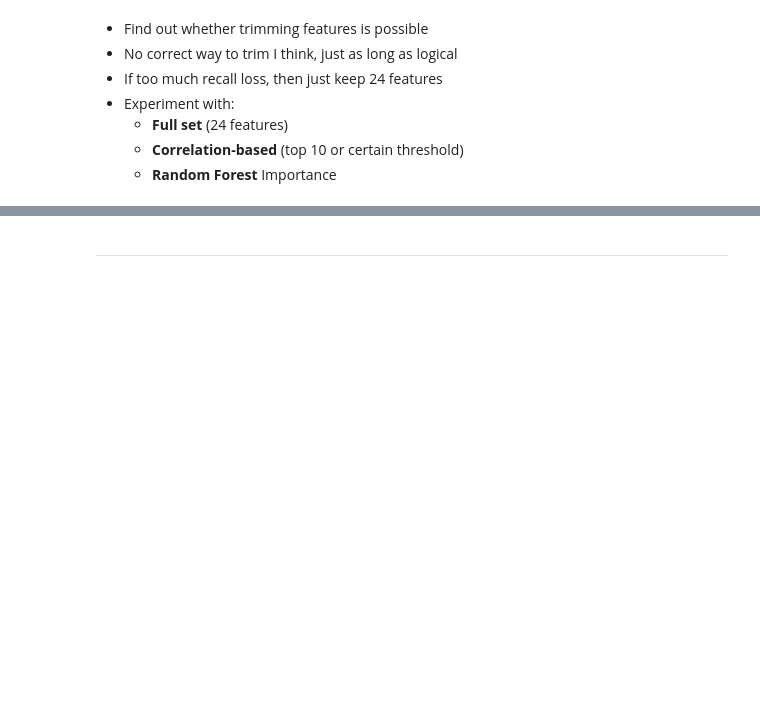
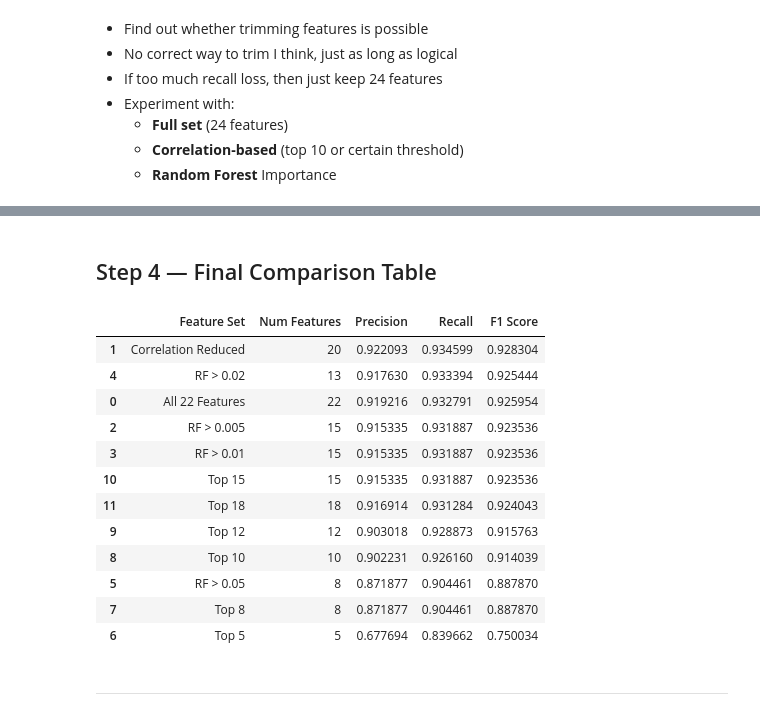
Before and after one commit to QMathsdude/phishing-url-detector, a Jupyter notebook: notebooks/02_ML.ipynb, the cells around one changed output, grey strips where cells are left out. Drawn from its saved outputs; the diff is of its cells as text; code cells hidden in the pictures; blank space fills up the shorter version.

```diff
--- a/notebooks/02_ML.ipynb
+++ b/notebooks/02_ML.ipynb
@@ -461,3 +687,63 @@ Balanced Random Forest    0.9639     0.8195  0.9608    0.8846
+# %%
+# Step 3.3 — Keep only features with importance > threshold (e.g., 0.005, 0.01) – higher threshold = fewer features
+thresholds = [0.005, 0.01, 0.02, 0.05]
+
+for t in thresholds:
+    selected = feature_importance[feature_importance["Importance"] > t]["Feature"]
+
+    X_sel = X_corr[selected]
+
+    X_train_sel, X_test_sel, y_train_sel, y_test_sel = train_test_split(
+        X_sel, y, test_size=0.2, random_state=42, stratify=y
+    )
+
+    p, r, f = train_rf_smote(X_train_sel, X_test_sel, y_train_sel, y_test_sel)
+
+    results.append([f"RF > {t}", len(selected), p, r, f])
+# %%
+# Step 3.4 — Keep exactly the k most important features (e.g., top 5, 8, 10) regardless of their importance values
+top_k_values = [5, 8, 10, 12, 15, 18]
+
+for k in top_k_values:
+    selected = feature_importance.head(k)["Feature"]
+
+    X_sel = X_corr[selected]
+
+    X_train_sel, X_test_sel, y_train_sel, y_test_sel = train_test_split(
+        X_sel, y, test_size=0.2, random_state=42, stratify=y
+    )
+
+    p, r, f = train_rf_smote(X_train_sel, X_test_sel, y_train_sel, y_test_sel)
+
+    results.append([f"Top {k}", k, p, r, f])
+# %% [markdown]
+## Step 4 — Final Comparison Table
+# %%
+comparison = pd.DataFrame(
+    results,
+    columns=["Feature Set", "Num Features", "Precision", "Recall", "F1 Score"]
+)
+
+comparison = comparison.sort_values(
+    by=["Recall", "F1 Score"],
+    ascending=False
+)
+
+comparison
+# %% [output]
+|  | Feature Set | Num Features | Precision | Recall | F1 Score |
+| 1 | Correlation Reduced | 20 | 0.922093 | 0.934599 | 0.928304 |
+| 4 | RF > 0.02 | 13 | 0.917630 | 0.933394 | 0.925444 |
+| 0 | All 22 Features | 22 | 0.919216 | 0.932791 | 0.925954 |
+| 2 | RF > 0.005 | 15 | 0.915335 | 0.931887 | 0.923536 |
+| 3 | RF > 0.01 | 15 | 0.915335 | 0.931887 | 0.923536 |
+| 10 | Top 15 | 15 | 0.915335 | 0.931887 | 0.923536 |
+| 11 | Top 18 | 18 | 0.916914 | 0.931284 | 0.924043 |
+| 9 | Top 12 | 12 | 0.903018 | 0.928873 | 0.915763 |
+| 8 | Top 10 | 10 | 0.902231 | 0.926160 | 0.914039 |
+| 5 | RF > 0.05 | 8 | 0.871877 | 0.904461 | 0.887870 |
+| 7 | Top 8 | 8 | 0.871877 | 0.904461 | 0.887870 |
+| 6 | Top 5 | 5 | 0.677694 | 0.839662 | 0.750034 |
 # %% [markdown]
 ---
 # %% [markdown]
```
Also changed, not shown: parts of 50 cells of this notebook, 1 other file.
